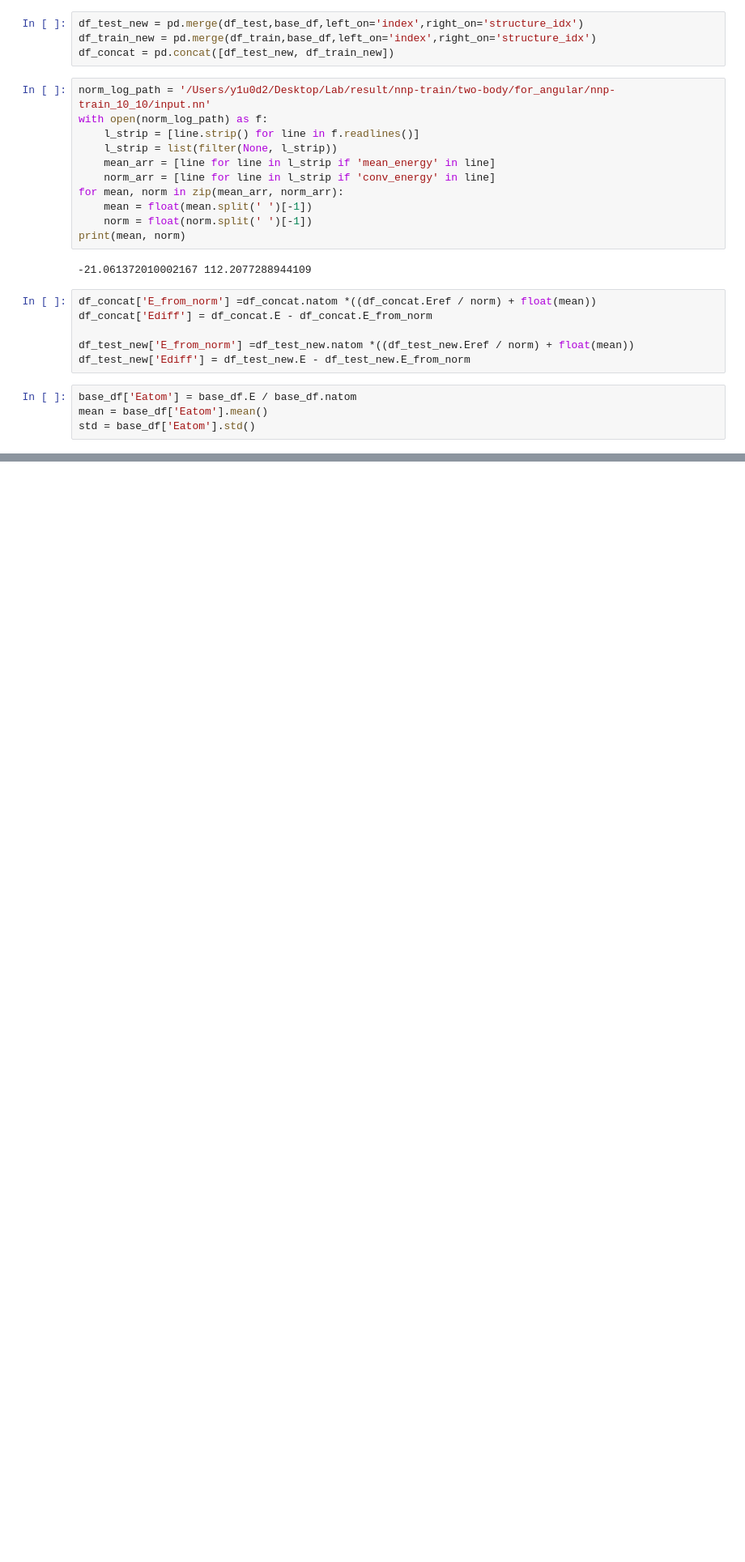
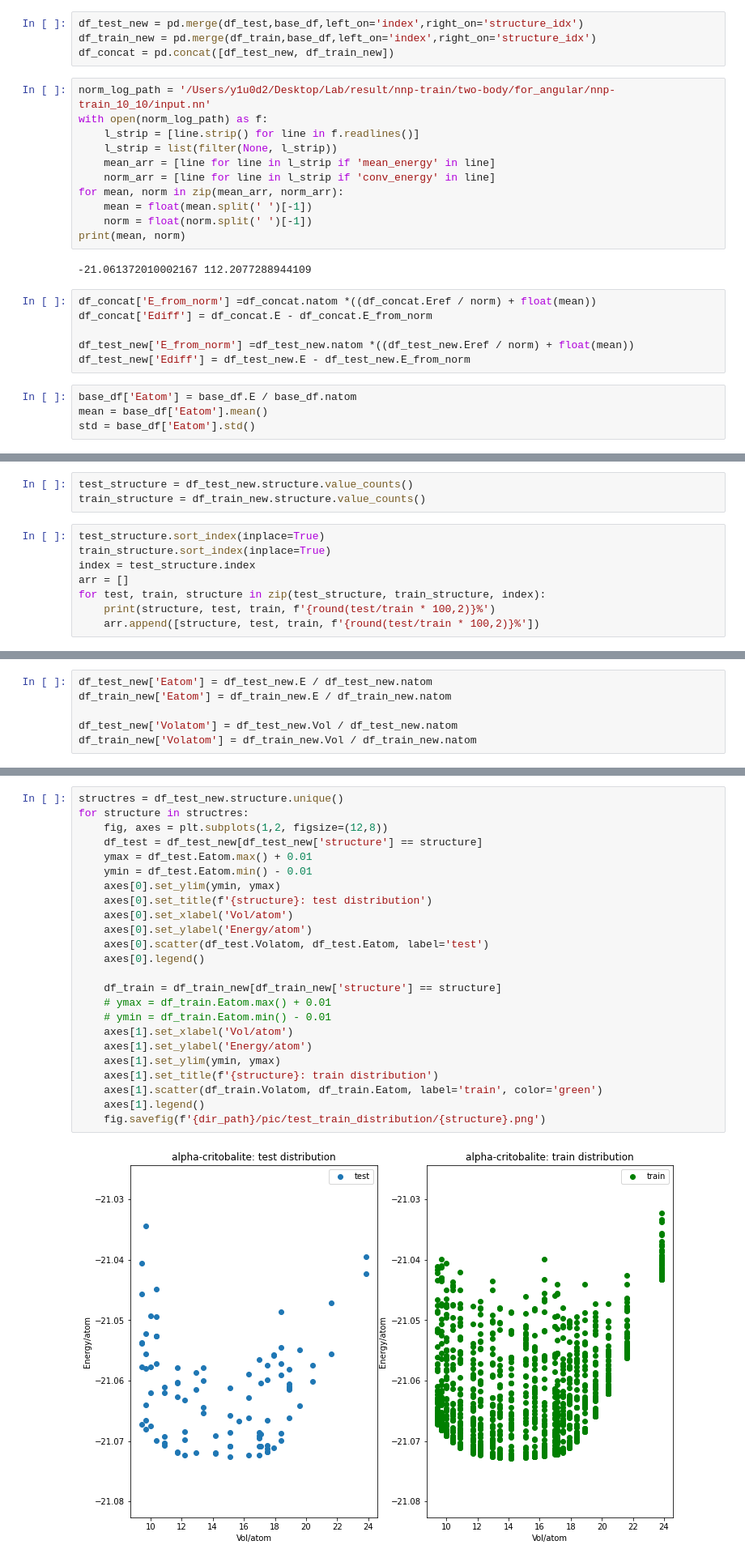
Before and after one commit to y1u0d2a1i/Research, a Jupyter notebook: scripts/wip/test.ipynb, the cells around one changed output, grey strips where cells are left out. Shown: that part at 81% size. Drawn from its saved outputs; the diff is of its cells as text; blank space fills up the shorter version.

```diff
--- a/scripts/wip/test.ipynb
+++ b/scripts/wip/test.ipynb
@@ -90,0 +153,11 @@ plt.scatter(df_test_new[df_test_new.structure == 'beta-quartz'].Vol, df_test_new
+# %%
+test_structure = df_test_new.structure.value_counts()
+train_structure = df_train_new.structure.value_counts()
+# %%
+test_structure.sort_index(inplace=True)
+train_structure.sort_index(inplace=True)
+index = test_structure.index
+arr = []
+for test, train, structure in zip(test_structure, train_structure, index):
+    print(structure, test, train, f'{round(test/train * 100,2)}%')
+    arr.append([structure, test, train, f'{round(test/train * 100,2)}%'])
@@ -90,0 +193,6 @@ plt.scatter(df_test_new[df_test_new.structure == 'beta-quartz'].Vol, df_test_new
+# %%
+df_test_new['Eatom'] = df_test_new.E / df_test_new.natom
+df_train_new['Eatom'] = df_train_new.E / df_train_new.natom
+
+df_test_new['Volatom'] = df_test_new.Vol / df_test_new.natom
+df_train_new['Volatom'] = df_train_new.Vol / df_train_new.natom
@@ -90,0 +215,26 @@ plt.scatter(df_test_new[df_test_new.structure == 'beta-quartz'].Vol, df_test_new
+# %%
+structres = df_test_new.structure.unique()
+for structure in structres:
+    fig, axes = plt.subplots(1,2, figsize=(12,8))
+    df_test = df_test_new[df_test_new['structure'] == structure]
+    ymax = df_test.Eatom.max() + 0.01
+    ymin = df_test.Eatom.min() - 0.01
+    axes[0].set_ylim(ymin, ymax)
+    axes[0].set_title(f'{structure}: test distribution')
+    axes[0].set_xlabel('Vol/atom')
+    axes[0].set_ylabel('Energy/atom')
+    axes[0].scatter(df_test.Volatom, df_test.Eatom, label='test')
+    axes[0].legend()
+
+    df_train = df_train_new[df_train_new['structure'] == structure]
+    # ymax = df_train.Eatom.max() + 0.01
+    # ymin = df_train.Eatom.min() - 0.01
+    axes[1].set_xlabel('Vol/atom')
+    axes[1].set_ylabel('Energy/atom')
+    axes[1].set_ylim(ymin, ymax)
+    axes[1].set_title(f'{structure}: train distribution')
+    axes[1].scatter(df_train.Volatom, df_train.Eatom, label='train', color='green')
+    axes[1].legend()
+    fig.savefig(f'{dir_path}/pic/test_train_distribution/{structure}.png')
+# %% [output]
+[figure, added]
```
Also changed, not shown: parts of 11 cells of this notebook, 2 other files.
